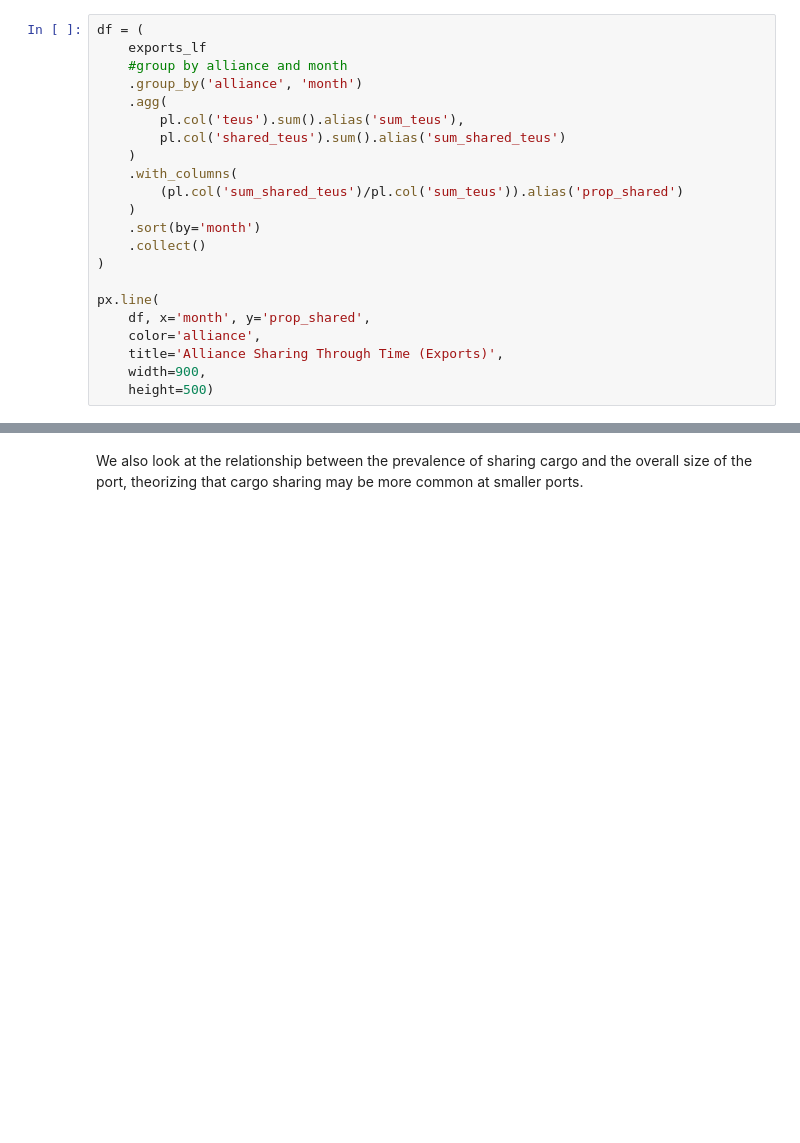
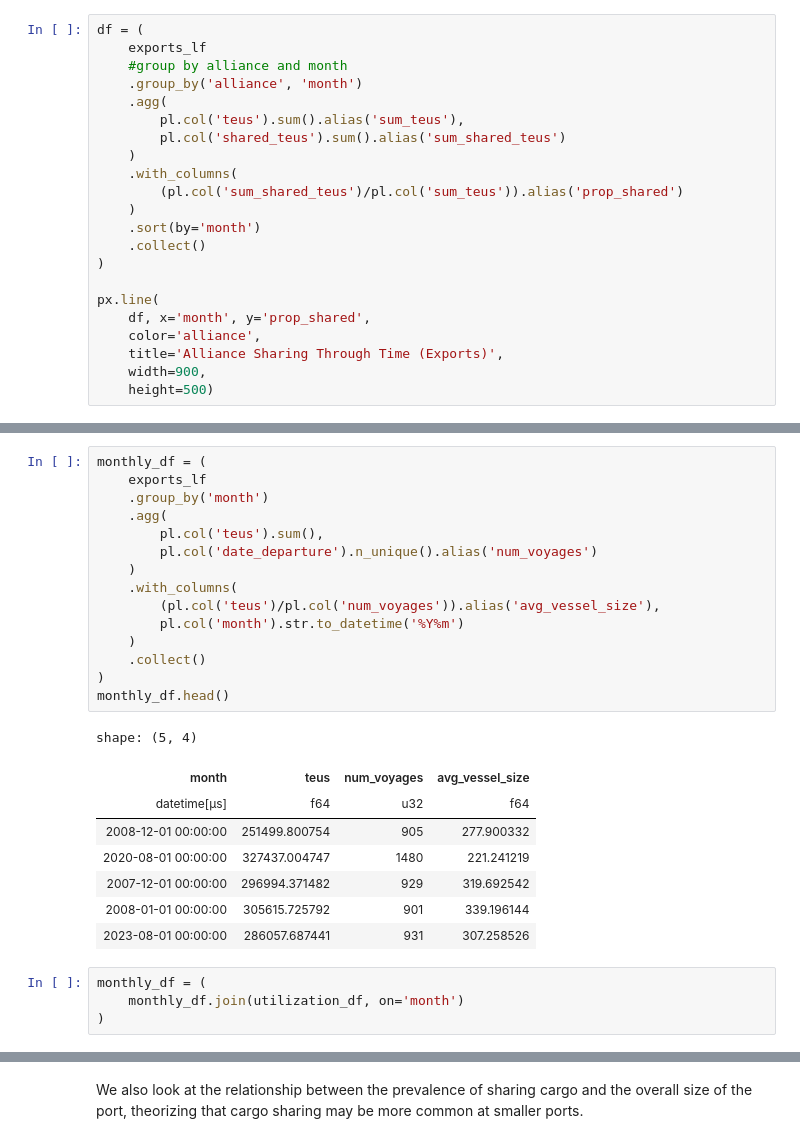
Before and after one commit to epistemetrica/Ocean-Carrier-Alliances-Project, a Jupyter notebook: oca_analyze_pnrec.ipynb, the cells around one changed output, grey strips where cells are left out. Saved outputs shown, nothing was run; the diff lists cells and outputs as text; blank space fills up the shorter version.

```diff
--- a/oca_analyze_pnrec.ipynb
+++ b/oca_analyze_pnrec.ipynb
@@ -556,0 +824,28 @@ px.line(
+# %%
+monthly_df = (
+    exports_lf
+    .group_by('month')
+    .agg(
+        pl.col('teus').sum(),
+        pl.col('date_departure').n_unique().alias('num_voyages')
+    )
+    .with_columns(
+        (pl.col('teus')/pl.col('num_voyages')).alias('avg_vessel_size'),
+        pl.col('month').str.to_datetime('%Y%m')
+    )
+    .collect()
+)
+monthly_df.head()
+# %% [output]
+shape: (5, 4)
+| month | teus | num_voyages | avg_vessel_size |
+| datetime[μs] | f64 | u32 | f64 |
+| 2008-12-01 00:00:00 | 251499.800754 | 905 | 277.900332 |
+| 2020-08-01 00:00:00 | 327437.004747 | 1480 | 221.241219 |
+| 2007-12-01 00:00:00 | 296994.371482 | 929 | 319.692542 |
+| 2008-01-01 00:00:00 | 305615.725792 | 901 | 339.196144 |
+| 2023-08-01 00:00:00 | 286057.687441 | 931 | 307.258526 |
+# %%
+monthly_df = (
+    monthly_df.join(utilization_df, on='month')
+)
```
Also changed, not shown: parts of 23 cells of this notebook, 14 other files.
